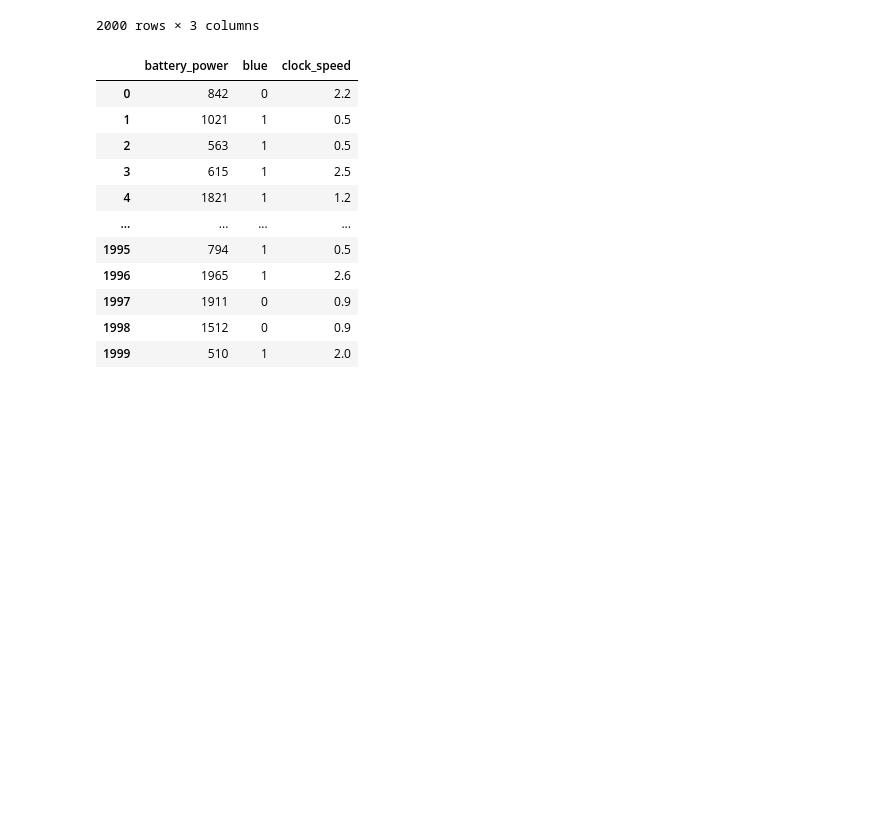
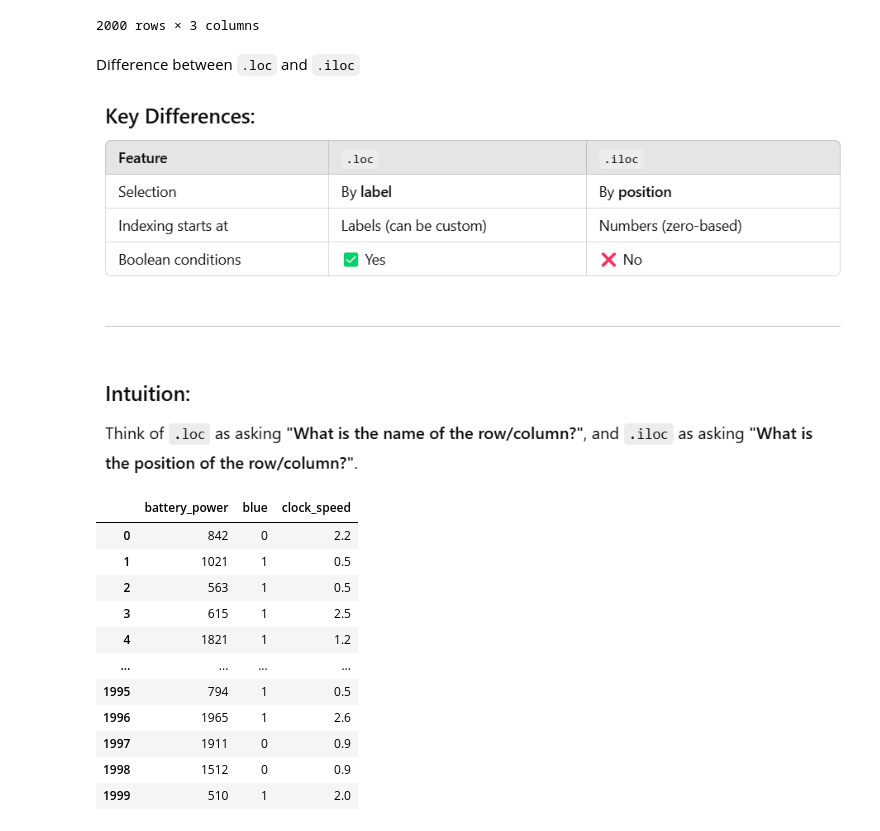
Before and after one commit to engage-deepakagarwal/machine-learning-lab, a Jupyter notebook: 3_data_wrangling.ipynb, the cells around one changed output. Cells and saved outputs as stored; diff of their text form; code cells hidden in the pictures; blank space fills up the shorter version.

Commit message:
added loc vs iloc

```diff
--- a/3_data_wrangling.ipynb
+++ b/3_data_wrangling.ipynb
@@ -89,6 +89,13 @@ df_phone_prices[['battery_power', 'blue', 'clock_speed']]
 | 1998 | 1512 | 0 | 0.9 |
 | 1999 | 510 | 1 | 2.0 |
 2000 rows × 3 columns
+# %% [markdown]
+Difference between `.loc` and `.iloc`
+# %%
+from IPython.display import display, Image
+display(Image('images/loc-vs-iloc.png'))
+# %% [output]
+[figure, added]
 # %%
 df_phone_prices.iloc[0:,[0, 1, 2]] # Similar to above. For indexes use iloc
 # %% [output]
```
Also changed, not shown: 1 other file.
